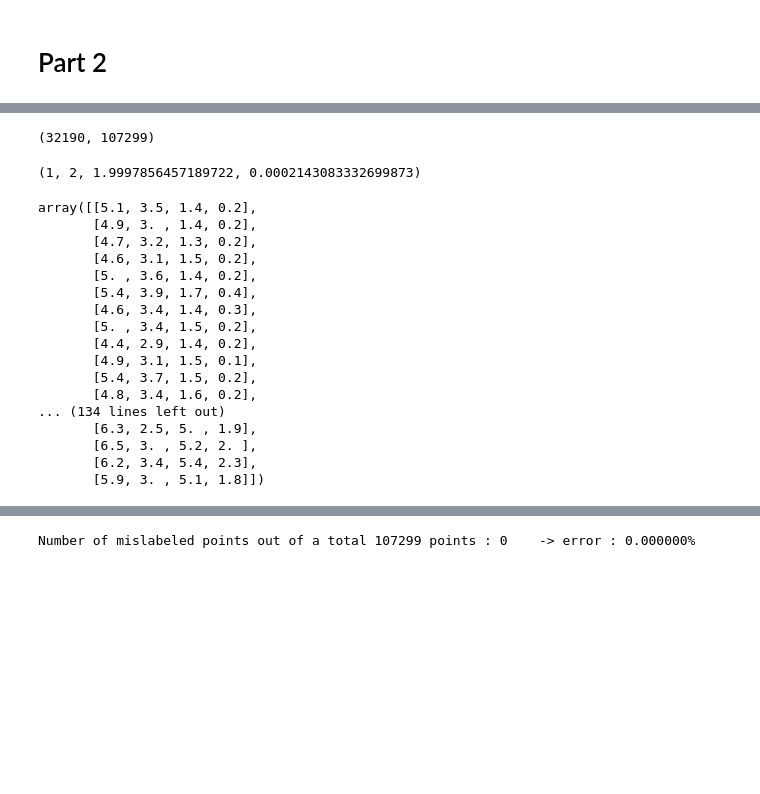
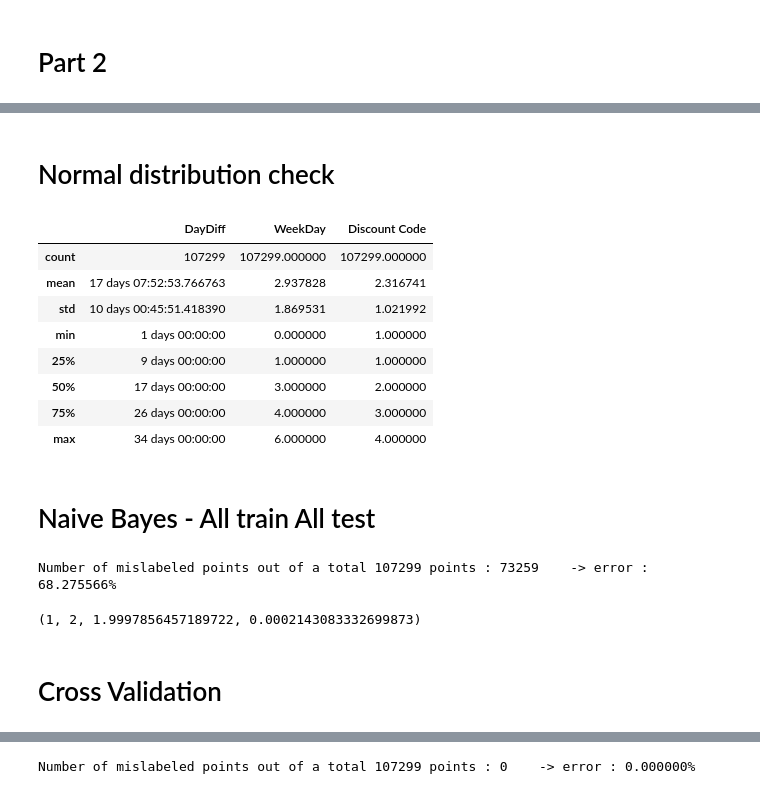
Before and after one commit to EliadProject/Hotels-Data-Science, a Jupyter notebook: FinalProject.ipynb, the cells around one changed output, grey strips where cells are left out. Saved outputs shown, nothing was run; the diff lists cells and outputs as text; code cells hidden in the pictures; blank space fills up the shorter version.

```diff
--- a/FinalProject.ipynb
+++ b/FinalProject.ipynb
@@ -163,39 +127,33 @@ pred_df_float_datetime.head(5)
+# %% [markdown]
+# Normal distribution check
+# %%
+for_learn_df.describe()
+#we see here that mean is approxmetly the same as median (50%) so its probably distributes as noraml distribution
+# %% [output]
+|  | DayDiff | WeekDay | Discount Code |
+| count | 107299 | 107299.000000 | 107299.000000 |
+| mean | 17 days 07:52:53.766763 | 2.937828 | 2.316741 |
+| std | 10 days 00:45:51.418390 | 1.869531 | 1.021992 |
+| min | 1 days 00:00:00 | 0.000000 | 1.000000 |
+| 25% | 9 days 00:00:00 | 1.000000 | 1.000000 |
+| 50% | 17 days 00:00:00 | 3.000000 | 2.000000 |
+| 75% | 26 days 00:00:00 | 4.000000 | 3.000000 |
+| max | 34 days 00:00:00 | 6.000000 | 4.000000 |
+# %% [markdown]
+# Naive Bayes - All train All test
 # %%
 from sklearn.naive_bayes import GaussianNB
 gnb = GaussianNB()
 y_pred = gnb.fit(pred_df_float_datetime, pred_df['Discount Code']).predict(pred_df_float_datetime)
-y_pred
+y_pred, pred_df['Discount Code']
 print("Number of mislabeled points out of a total %d points : %d    -> error : %f%%"
       % (pred_df_float_datetime.shape[0],(pred_df['Discount Code'] != y_pred).sum(),
         (pred_df['Discount Code'] != y_pred).sum()/pred_df_float_datetime.shape[0]*100))
 # %% [output]
-(32190, 107299)
+Number of mislabeled points out of a total 107299 points : 73259    -> error : 68.275566%
 # %%
 y_pred.min(), y_pred.max(), y_pred.mean(),  y_pred.var()
 # %% [output]
 (1, 2, 1.9997856457189722, 0.0002143083332699873)
-# %%
-from sklearn import datasets
-iris = datasets.load_iris()
-from sklearn.naive_bayes import GaussianNB
-gnb = GaussianNB()
-y_pred = gnb.fit(iris.data, iris.target).predict(iris.data)
-iris.data
-# %% [output]
-array([[5.1, 3.5, 1.4, 0.2],
-       [4.9, 3. , 1.4, 0.2],
-       [4.7, 3.2, 1.3, 0.2],
-       [4.6, 3.1, 1.5, 0.2],
-       [5. , 3.6, 1.4, 0.2],
-       [5.4, 3.9, 1.7, 0.4],
-       [4.6, 3.4, 1.4, 0.3],
-       [5. , 3.4, 1.5, 0.2],
-       [4.4, 2.9, 1.4, 0.2],
-       [4.9, 3.1, 1.5, 0.1],
-       [5.4, 3.7, 1.5, 0.2],
-       [4.8, 3.4, 1.6, 0.2],
-... (134 lines left out)
-       [6.3, 2.5, 5. , 1.9],
-       [6.5, 3. , 5.2, 2. ],
-       [6.2, 3.4, 5.4, 2.3],
-       [5.9, 3. , 5.1, 1.8]])
+# %% [markdown]
+# Cross Validation
```
Also changed, not shown: parts of 14 cells of this notebook.
